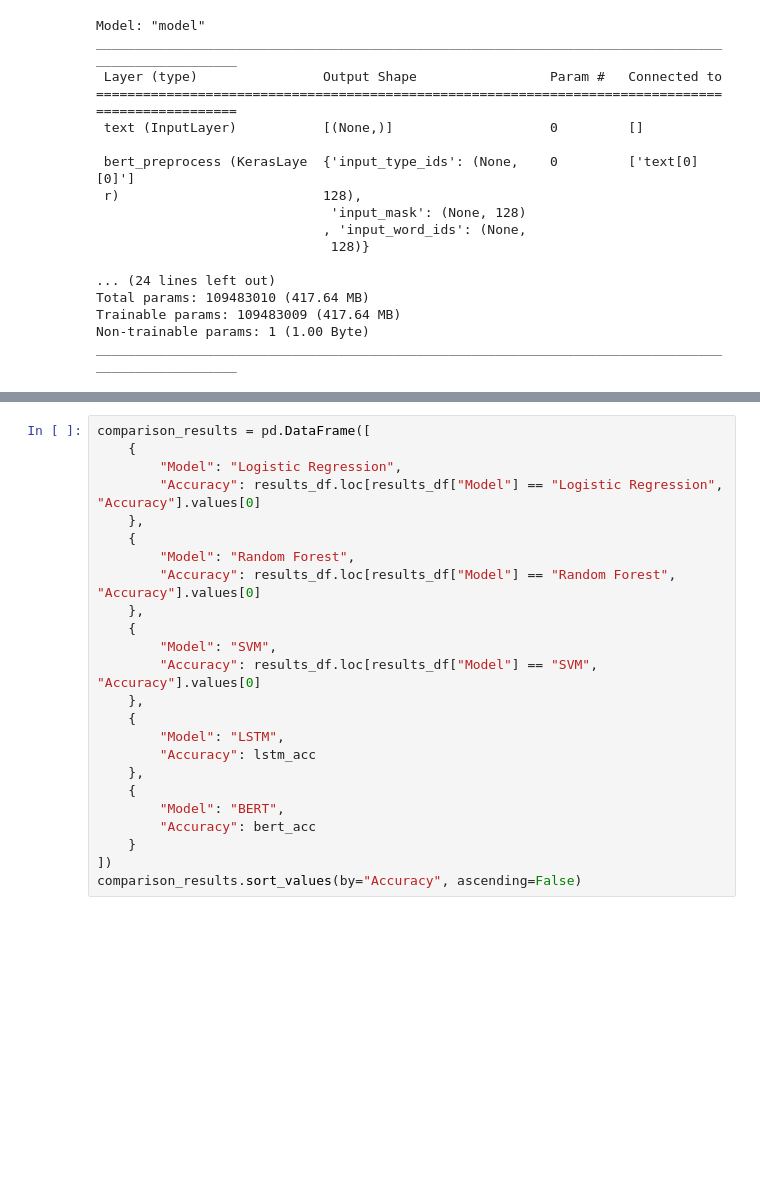
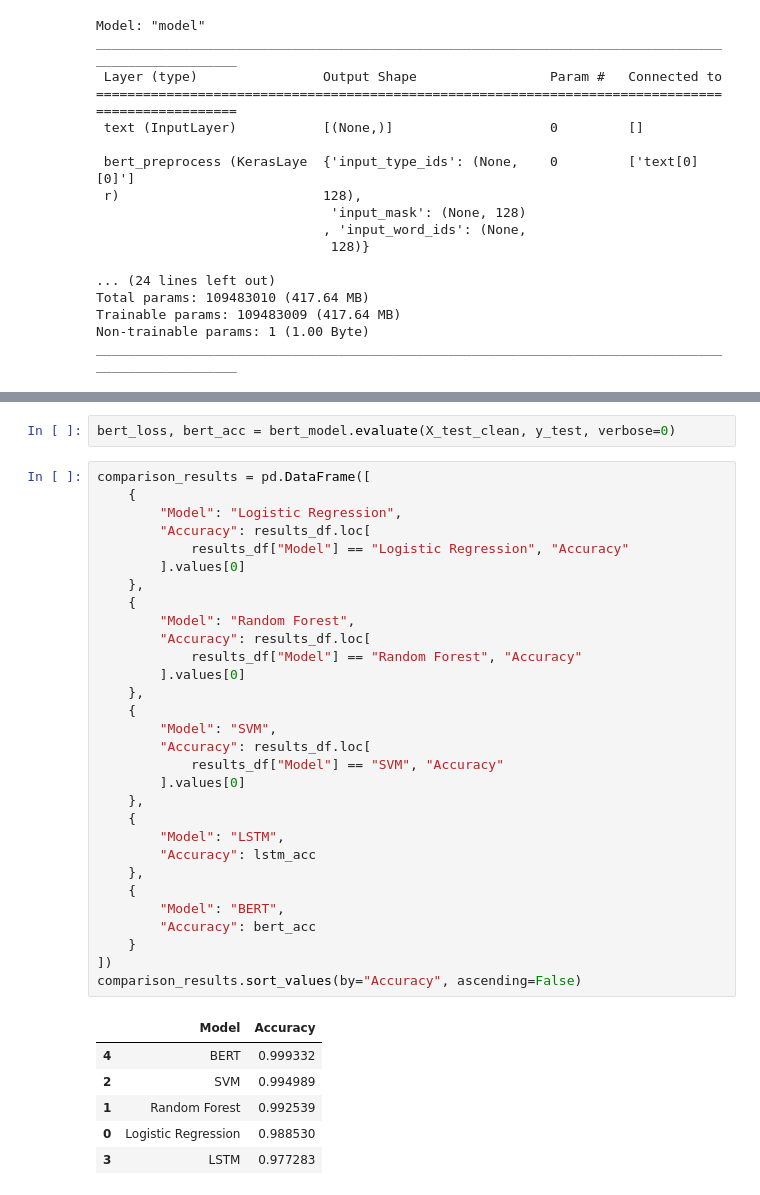
Before and after one commit to nurgldal/fake-news-detection, a Jupyter notebook: notebooks/nlp.ipynb, the cells around one changed output, grey strips where cells are left out. Cells and saved outputs as stored; diff of their text form; blank space fills up the shorter version.

Commit message:
Add updated NLP notebook and trained BERT model

```diff
--- a/notebooks/nlp.ipynb
+++ b/notebooks/nlp.ipynb
@@ -330,24 +334,39 @@ Epoch 1/2
-# %%
-comparison_results = pd.DataFrame([
-    {
-        "Model": "Logistic Regression",
-        "Accuracy": results_df.loc[results_df["Model"] == "Logistic Regression", "Accuracy"].values[0]
-    },
-    {
-        "Model": "Random Forest",
-        "Accuracy": results_df.loc[results_df["Model"] == "Random Forest", "Accuracy"].values[0]
-    },
-    {
-        "Model": "SVM",
-        "Accuracy": results_df.loc[results_df["Model"] == "SVM", "Accuracy"].values[0]
-    },
-    {
-        "Model": "LSTM",
-        "Accuracy": lstm_acc
-    },
-    {
-        "Model": "BERT",
-        "Accuracy": bert_acc
-    }
-])
-comparison_results.sort_values(by="Accuracy", ascending=False)
+# %%
+bert_loss, bert_acc = bert_model.evaluate(X_test_clean, y_test, verbose=0)
+# %%
+comparison_results = pd.DataFrame([
+    {
+        "Model": "Logistic Regression",
+        "Accuracy": results_df.loc[
+            results_df["Model"] == "Logistic Regression", "Accuracy"
+        ].values[0]
+    },
+    {
+        "Model": "Random Forest",
+        "Accuracy": results_df.loc[
+            results_df["Model"] == "Random Forest", "Accuracy"
+        ].values[0]
+    },
+    {
+        "Model": "SVM",
+        "Accuracy": results_df.loc[
+            results_df["Model"] == "SVM", "Accuracy"
+        ].values[0]
+    },
+    {
+        "Model": "LSTM",
+        "Accuracy": lstm_acc
+    },
+    {
+        "Model": "BERT",
+        "Accuracy": bert_acc
+    }
+])
+comparison_results.sort_values(by="Accuracy", ascending=False)
+# %% [output]
+|  | Model | Accuracy |
+| 4 | BERT | 0.999332 |
+| 2 | SVM | 0.994989 |
+| 1 | Random Forest | 0.992539 |
+| 0 | Logistic Regression | 0.988530 |
+| 3 | LSTM | 0.977283 |
```
Also changed, not shown: parts of 8 cells of this notebook, 6 other files.
